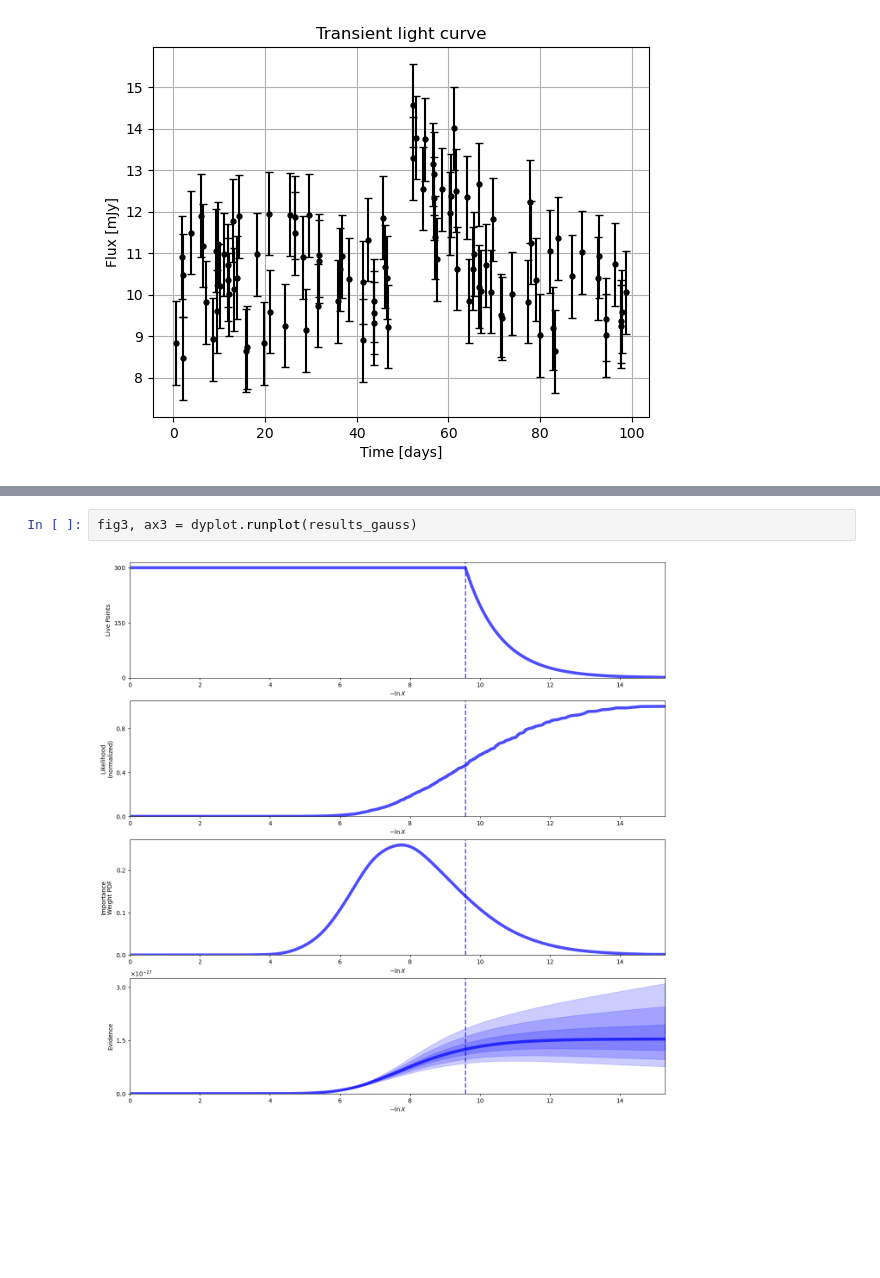
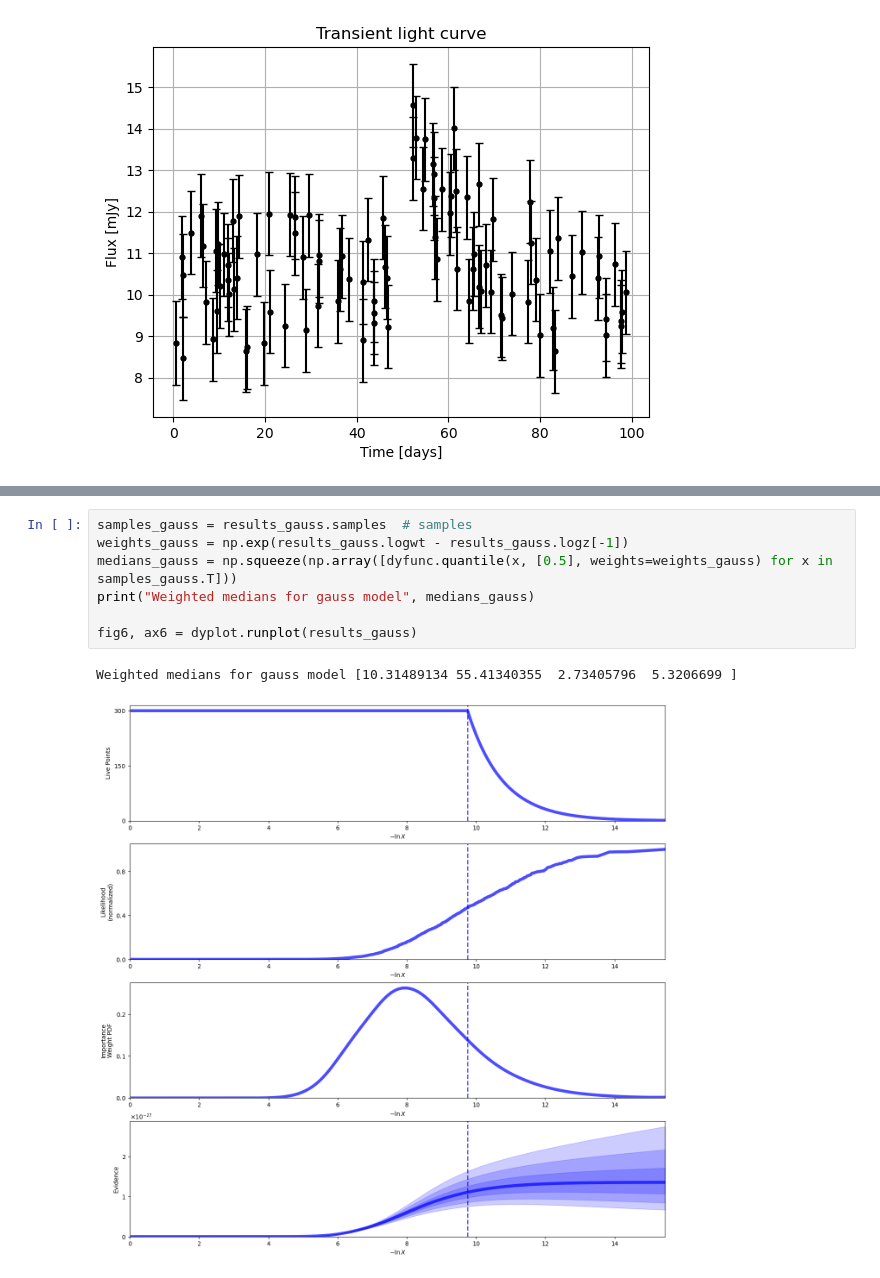
Before and after one commit to NiccoManto01/ilovegit, a Jupyter notebook: Lezioni/Lezione_12/TransUniv2.ipynb, the cells around one changed output, grey strips where cells are left out. Cells and saved outputs as stored; diff of their text form; blank space fills up the shorter version.

```diff
--- a/Lezioni/Lezione_12/TransUniv2.ipynb
+++ b/Lezioni/Lezione_12/TransUniv2.ipynb
@@ -106,5 +110,11 @@ results_gauss = sampler_gauss.results
 # %%
-fig3, ax3 = dyplot.runplot(results_gauss)
+samples_gauss = results_gauss.samples  # samples
+weights_gauss = np.exp(results_gauss.logwt - results_gauss.logz[-1])
+medians_gauss = np.squeeze(np.array([dyfunc.quantile(x, [0.5], weights=weights_gauss) for x in samples_gauss.T]))
+print("Weighted medians for gauss model", medians_gauss)
+
+fig6, ax6 = dyplot.runplot(results_gauss)
 # %% [output]
+Weighted medians for gauss model [10.31489134 55.41340355  2.73405796  5.3206699 ]
-[figure, old version]
+[figure, new version]
 # %%
```
Also changed, not shown: parts of 9 cells of this notebook, 1 other file.
